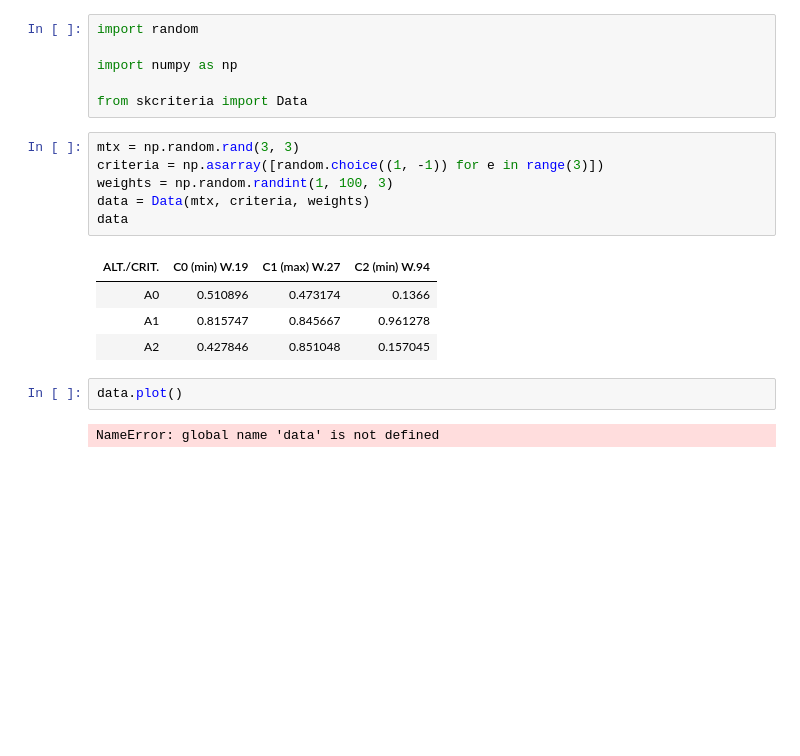
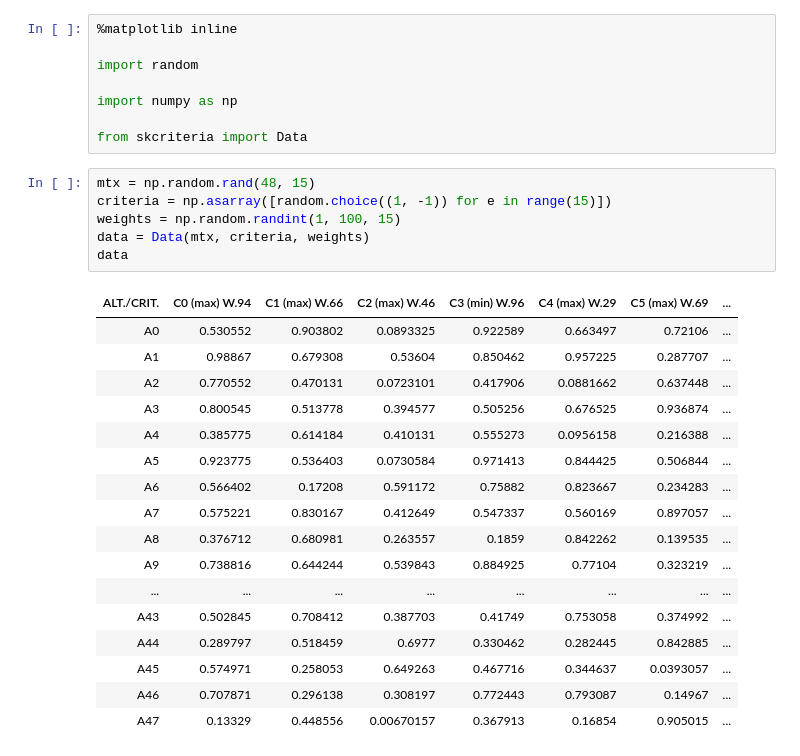
Before and after one commit to quatrope/scikit-criteria, a Jupyter notebook: Untitled.ipynb, the cells around one changed output. Saved outputs shown, nothing was run; the diff lists cells and outputs as text; blank space fills up the shorter version.

```diff
--- a/Untitled.ipynb
+++ b/Untitled.ipynb
@@ -1,21 +1,32 @@
 # %%
+%matplotlib inline
+
 import random
 
 import numpy as np
 
 from skcriteria import Data
 # %%
-mtx = np.random.rand(3, 3)
-criteria = np.asarray([random.choice((1, -1)) for e in range(3)])
-weights = np.random.randint(1, 100, 3)
+mtx = np.random.rand(48, 15)
+criteria = np.asarray([random.choice((1, -1)) for e in range(15)])
+weights = np.random.randint(1, 100, 15)
 data = Data(mtx, criteria, weights)
 data
 # %% [output]
-| ALT./CRIT. | C0 (min) W.19 | C1 (max) W.27 | C2 (min) W.94 |
-| A0 | 0.510896 | 0.473174 | 0.1366 |
-| A1 | 0.815747 | 0.845667 | 0.961278 |
-| A2 | 0.427846 | 0.851048 | 0.157045 |
+| ALT./CRIT. | C0 (max) W.94 | C1 (max) W.66 | C2 (max) W.46 | C3 (min) W.96 | C4 (max) W.29 | C5 (max) W.69 | ... |
+| A0 | 0.530552 | 0.903802 | 0.0893325 | 0.922589 | 0.663497 | 0.72106 | ... |
+| A1 | 0.98867 | 0.679308 | 0.53604 | 0.850462 | 0.957225 | 0.287707 | ... |
+| A2 | 0.770552 | 0.470131 | 0.0723101 | 0.417906 | 0.0881662 | 0.637448 | ... |
+| A3 | 0.800545 | 0.513778 | 0.394577 | 0.505256 | 0.676525 | 0.936874 | ... |
+| A4 | 0.385775 | 0.614184 | 0.410131 | 0.555273 | 0.0956158 | 0.216388 | ... |
+| A5 | 0.923775 | 0.536403 | 0.0730584 | 0.971413 | 0.844425 | 0.506844 | ... |
+| A6 | 0.566402 | 0.17208 | 0.591172 | 0.75882 | 0.823667 | 0.234283 | ... |
+| A7 | 0.575221 | 0.830167 | 0.412649 | 0.547337 | 0.560169 | 0.897057 | ... |
+| A8 | 0.376712 | 0.680981 | 0.263557 | 0.1859 | 0.842262 | 0.139535 | ... |
+| A9 | 0.738816 | 0.644244 | 0.539843 | 0.884925 | 0.77104 | 0.323219 | ... |
+| ... | ... | ... | ... | ... | ... | ... | ... |
+| A43 | 0.502845 | 0.708412 | 0.387703 | 0.41749 | 0.753058 | 0.374992 | ... |
+| A44 | 0.289797 | 0.518459 | 0.6977 | 0.330462 | 0.282445 | 0.842885 | ... |
+| A45 | 0.574971 | 0.258053 | 0.649263 | 0.467716 | 0.344637 | 0.0393057 | ... |
+| A46 | 0.707871 | 0.296138 | 0.308197 | 0.772443 | 0.793087 | 0.14967 | ... |
+| A47 | 0.13329 | 0.448556 | 0.00670157 | 0.367913 | 0.16854 | 0.905015 | ... |
-# %%
-data.plot()
-# %% [output]
-NameError: global name 'data' is not defined
```
Also changed, not shown: parts of 1 cell of this notebook, 3 other files.
